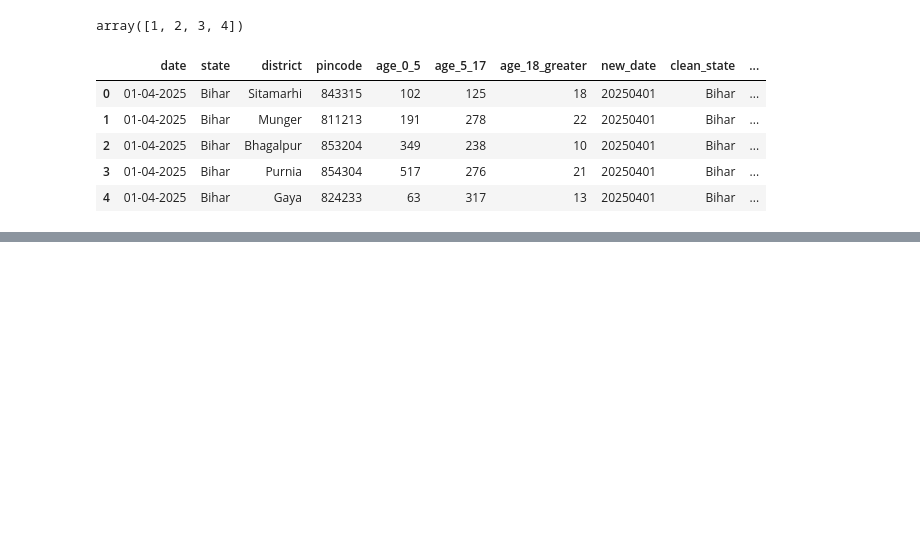
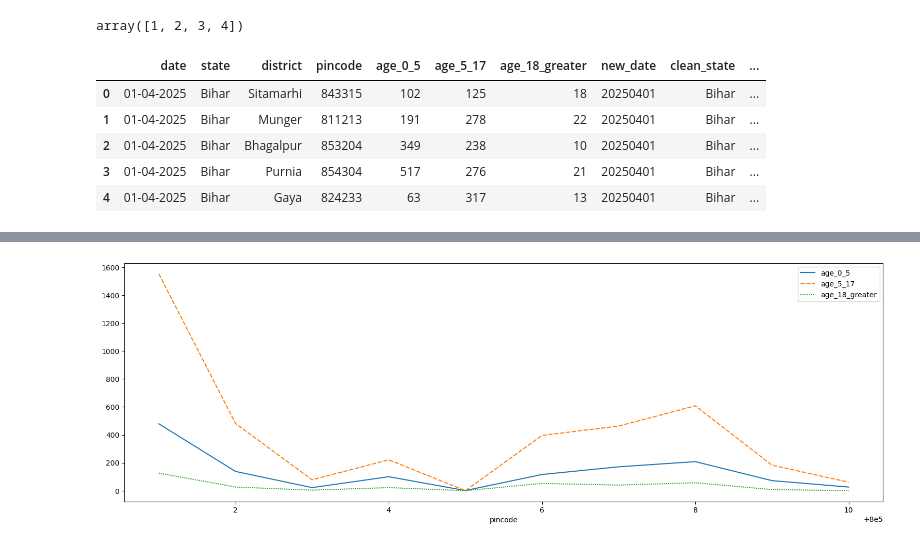
Before and after one commit to ytsubhadip/UIDAI_5916, a Jupyter notebook: Enrolment_data_nootbook.ipynb, the cells around one changed output, grey strips where cells are left out. Drawn from its saved outputs; the diff is of its cells as text; code cells hidden in the pictures; blank space fills up the shorter version.

```diff
--- a/Enrolment_data_nootbook.ipynb
+++ b/Enrolment_data_nootbook.ipynb
@@ -651,0 +783,12 @@ df_flagg_pincode.head()
+# %%
+bihar_pincode_level1=  df_bihar_clean.groupby("pincode")[["age_0_5","age_5_17","age_18_greater", "total_enrolment"]].sum()
+# %%
+bihar_pincode_level1= bihar_pincode_level1.head(10)
+# %%
+import matplotlib.pyplot as plt
+import seaborn as ses
+plt.figure(figsize=(19,6))
+ses.lineplot(data= bihar_pincode_level1[["age_0_5","age_5_17","age_18_greater"]])
+plt.show()
+# %% [output]
+[figure, added]
```
Also changed, not shown: parts of 17 cells of this notebook.
